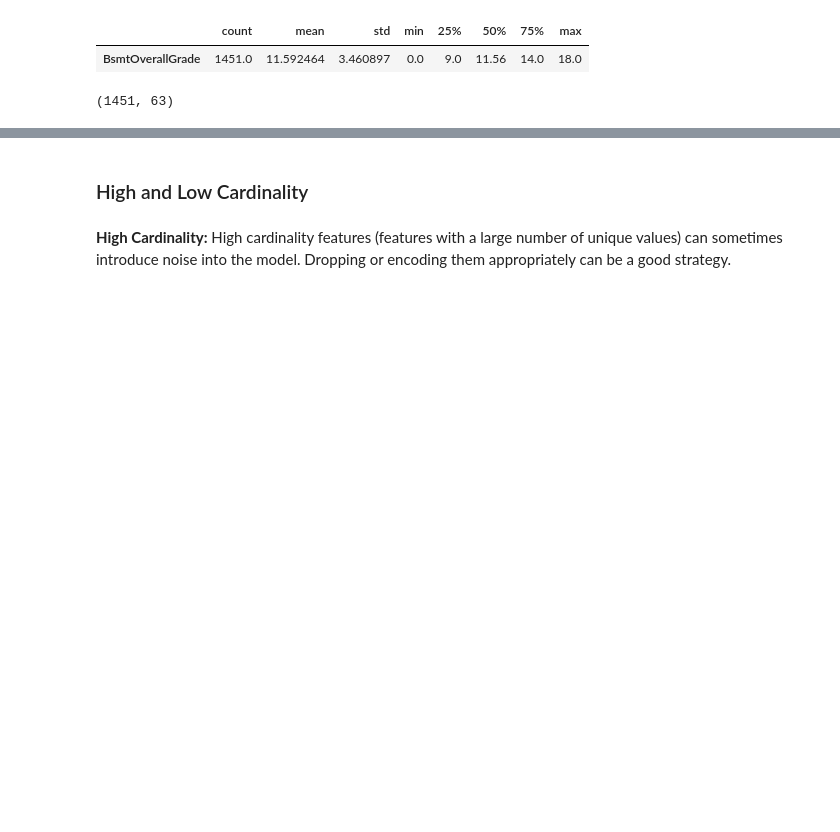
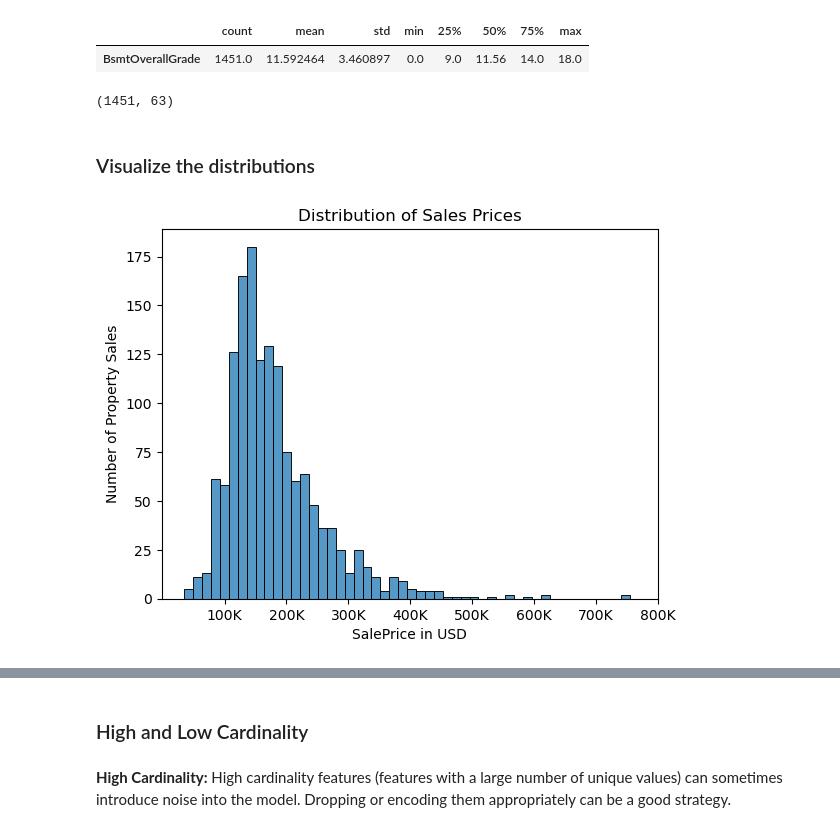
Before and after one commit to fatih-ml/House-price-prediction-ensemble-models-feature-engineering, a Jupyter notebook: housing_price_model.ipynb, the cells around one changed output, grey strips where cells are left out. Saved outputs shown, nothing was run; the diff lists cells and outputs as text; code cells hidden in the pictures; blank space fills up the shorter version.

```diff
--- a/housing_price_model.ipynb
+++ b/housing_price_model.ipynb
@@ -532,3 +531,14 @@ df5[df5.columns[df5.columns.str.contains('Bsmt')]].describe().T
 df5.shape
 # %% [output]
 (1451, 63)
+# %% [markdown]
+### Visualize the distributions
+# %%
+sns.histplot(df5.SalePrice, bins=50)
+plt.title('Distribution of Sales Prices')
+plt.xticks(list(range(100_000, 900_000, 100_000)), ['100K', '200K','300K','400K','500K','600K','700K','800K'])
+plt.xlabel('SalePrice in USD')
+plt.ylabel('Number of Property Sales')
+plt.show()
+# %% [output]
+[figure, added]
```
Also changed, not shown: parts of 78 cells of this notebook, 6 other files.
